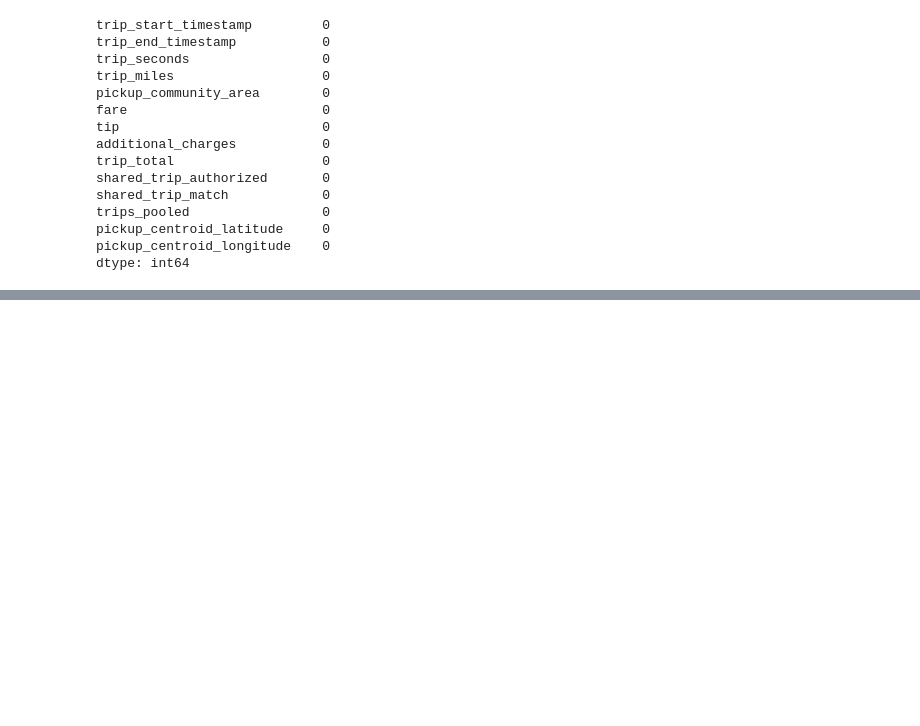
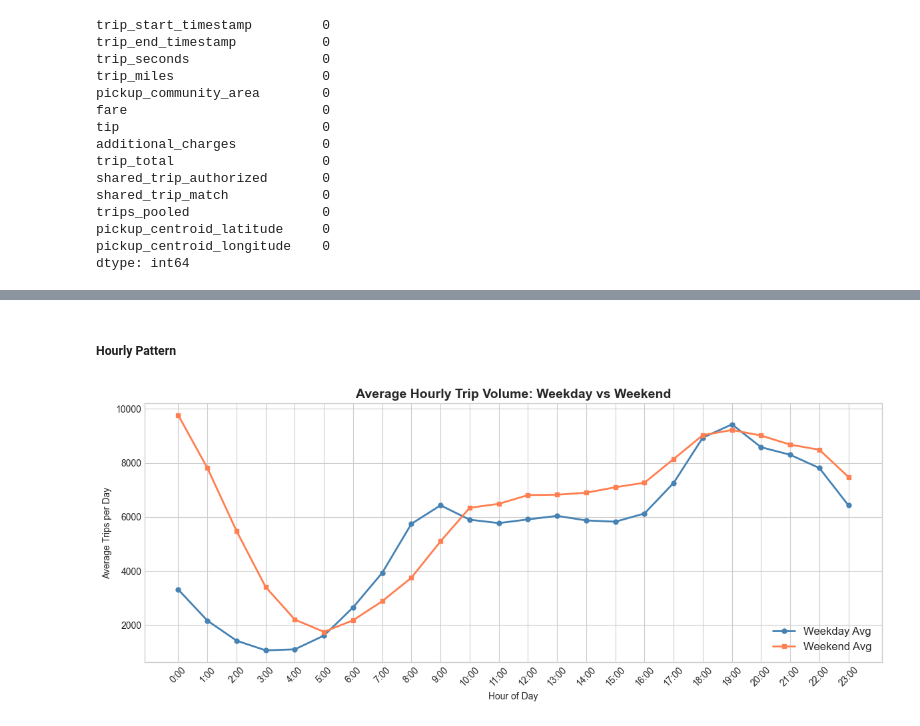
Before and after one commit to Kslaxman/chiride-demand, a Jupyter notebook: notebooks/02eda.ipynb, the cells around one changed output, grey strips where cells are left out. Cells and saved outputs as stored; diff of their text form; code cells hidden in the pictures; blank space fills up the shorter version.

```diff
--- a/notebooks/02eda.ipynb
+++ b/notebooks/02eda.ipynb
@@ -56,0 +127,19 @@ dtype: int64
+# %% [markdown]
+##### Hourly Pattern
+# %%
+hourly_weekday = df[~df['is_weekend']].groupby('hour').size() / df[~df['is_weekend']]['date'].nunique()
+hourly_weekend = df[df['is_weekend']].groupby('hour').size() / df[df['is_weekend']]['date'].nunique()
+
+fig, ax = plt.subplots(figsize=(12, 5))
+ax.plot(hourly_weekday.index, hourly_weekday.values, 'o-', label='Weekday Avg', color='steelblue', linewidth=2, markersize=5)
+ax.plot(hourly_weekend.index, hourly_weekend.values, 's-', label='Weekend Avg', color='coral', linewidth=2, markersize=5)
+ax.set_title('Average Hourly Trip Volume: Weekday vs Weekend', fontsize=14, fontweight='bold')
+ax.set_xlabel('Hour of Day')
+ax.set_ylabel('Average Trips per Day')
+ax.set_xticks(range(0, 24))
+ax.set_xticklabels([f'{h}:00' for h in range(0, 24)], rotation=45)
+ax.legend(fontsize=12)
+plt.tight_layout()
+plt.show()
+# %% [output]
+[figure, added]
```
Also changed, not shown: parts of 26 cells of this notebook.
